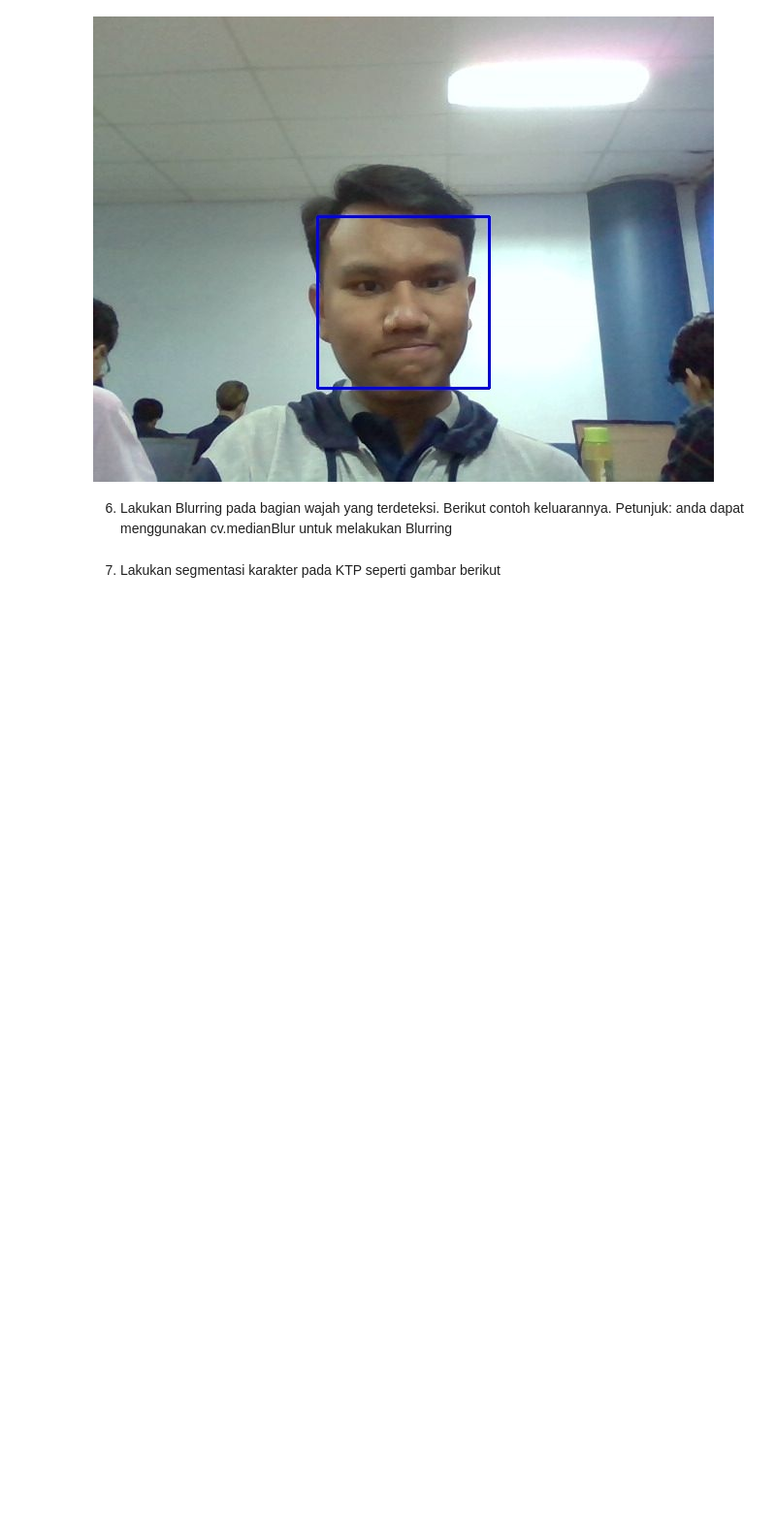
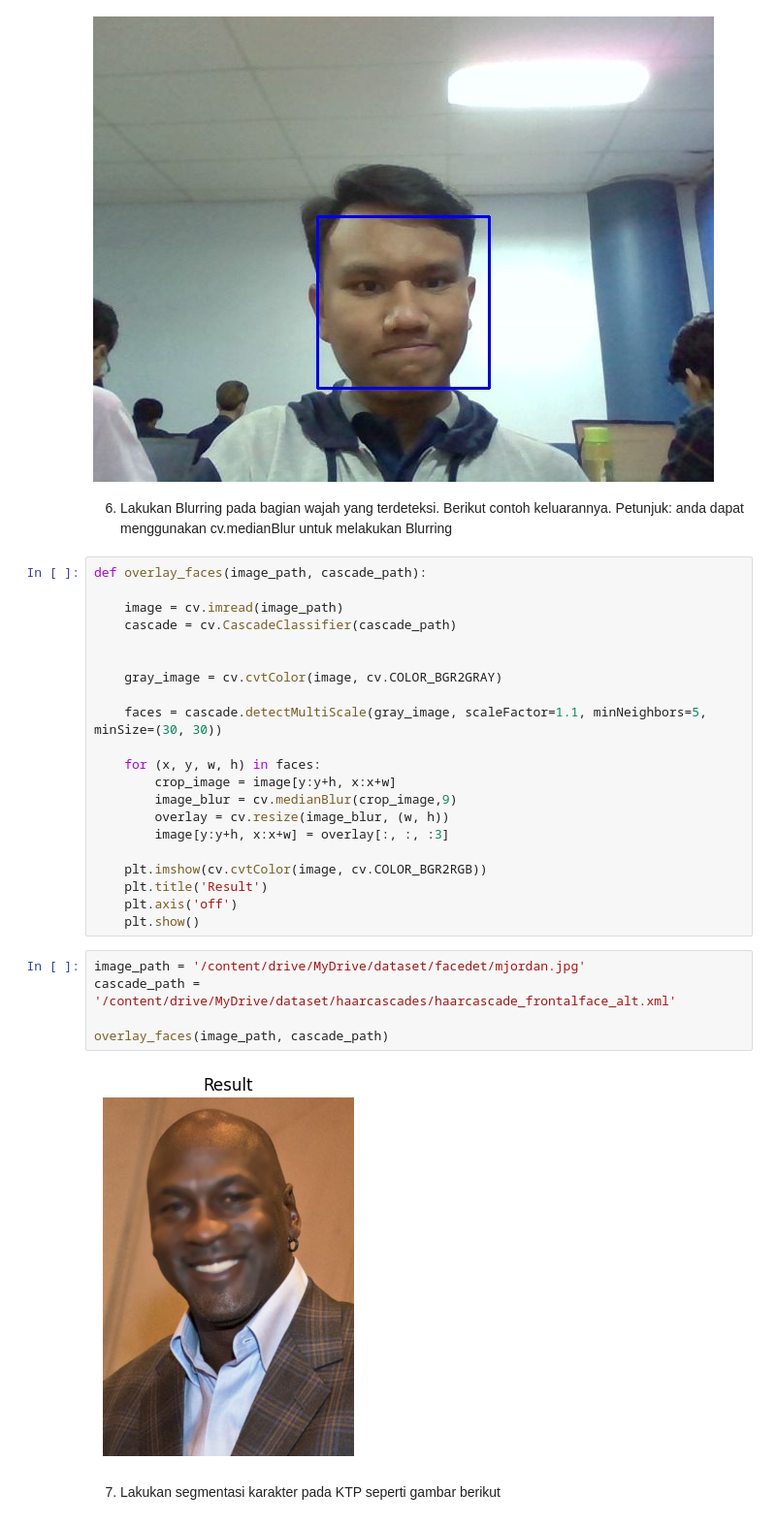
Before and after one commit to AryaWicaksanaH/PCVK_Ganjil_2023, a Jupyter notebook: Week12.ipynb, the cells around one changed output. Shown at 97% size. Drawn from its saved outputs; the diff is of its cells as text; blank space fills up the shorter version.

```diff
--- a/Week12.ipynb
+++ b/Week12.ipynb
@@ -230,5 +230,33 @@ Saved to Arya.jpg
 # %% [markdown]
 6. Lakukan Blurring pada bagian wajah yang terdeteksi. Berikut contoh keluarannya.
 Petunjuk: anda dapat menggunakan cv.medianBlur untuk melakukan Blurring
+# %%
+def overlay_faces(image_path, cascade_path):
+
+    image = cv.imread(image_path)
+    cascade = cv.CascadeClassifier(cascade_path)
+
+
+    gray_image = cv.cvtColor(image, cv.COLOR_BGR2GRAY)
+
+    faces = cascade.detectMultiScale(gray_image, scaleFactor=1.1, minNeighbors=5, minSize=(30, 30))
+
+    for (x, y, w, h) in faces:
+        crop_image = image[y:y+h, x:x+w]
+        image_blur = cv.medianBlur(crop_image,9)
+        overlay = cv.resize(image_blur, (w, h))
+        image[y:y+h, x:x+w] = overlay[:, :, :3]
+
+    plt.imshow(cv.cvtColor(image, cv.COLOR_BGR2RGB))
+    plt.title('Result')
+    plt.axis('off')
+    plt.show()
+# %%
+image_path = '/content/drive/MyDrive/dataset/facedet/mjordan.jpg'
+cascade_path = '/content/drive/MyDrive/dataset/haarcascades/haarcascade_frontalface_alt.xml'
+
+overlay_faces(image_path, cascade_path)
+# %% [output]
+[figure, added]
 # %% [markdown]
 7. Lakukan segmentasi karakter pada KTP seperti gambar berikut
```
Also changed, not shown: parts of 3 cells of this notebook.
